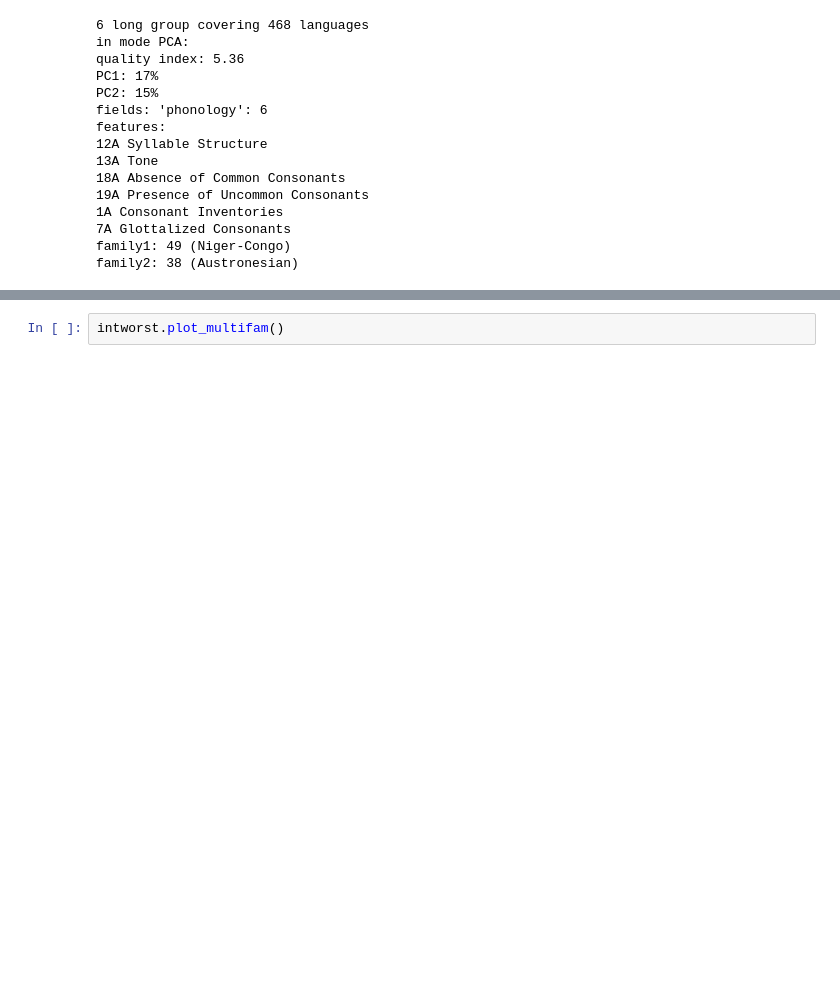
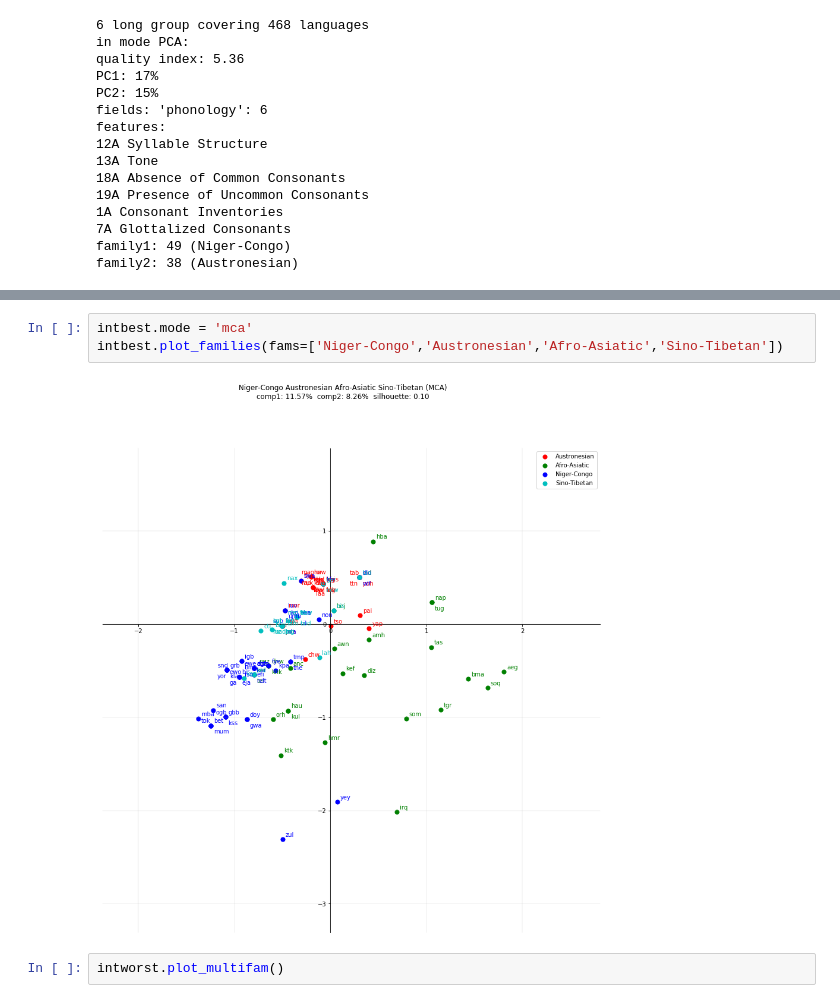
Before and after one commit to ilay32/wals-project, a Jupyter notebook: subareas-examples-py.ipynb, the cells around one changed output, grey strips where cells are left out. Saved outputs shown, nothing was run; the diff lists cells and outputs as text; blank space fills up the shorter version.

```diff
--- a/subareas-examples-py.ipynb
+++ b/subareas-examples-py.ipynb
@@ -221,3 +222,8 @@ intbest.plot_multifam()
+# %%
+intbest.mode = 'mca'
+intbest.plot_families(fams=['Niger-Congo','Austronesian','Afro-Asiatic','Sino-Tibetan'])
+# %% [output]
+[figure, added]
 # %%
 intworst.plot_multifam()
 # %% [output]
```
Also changed, not shown: parts of 2 cells of this notebook, 7 other files.
